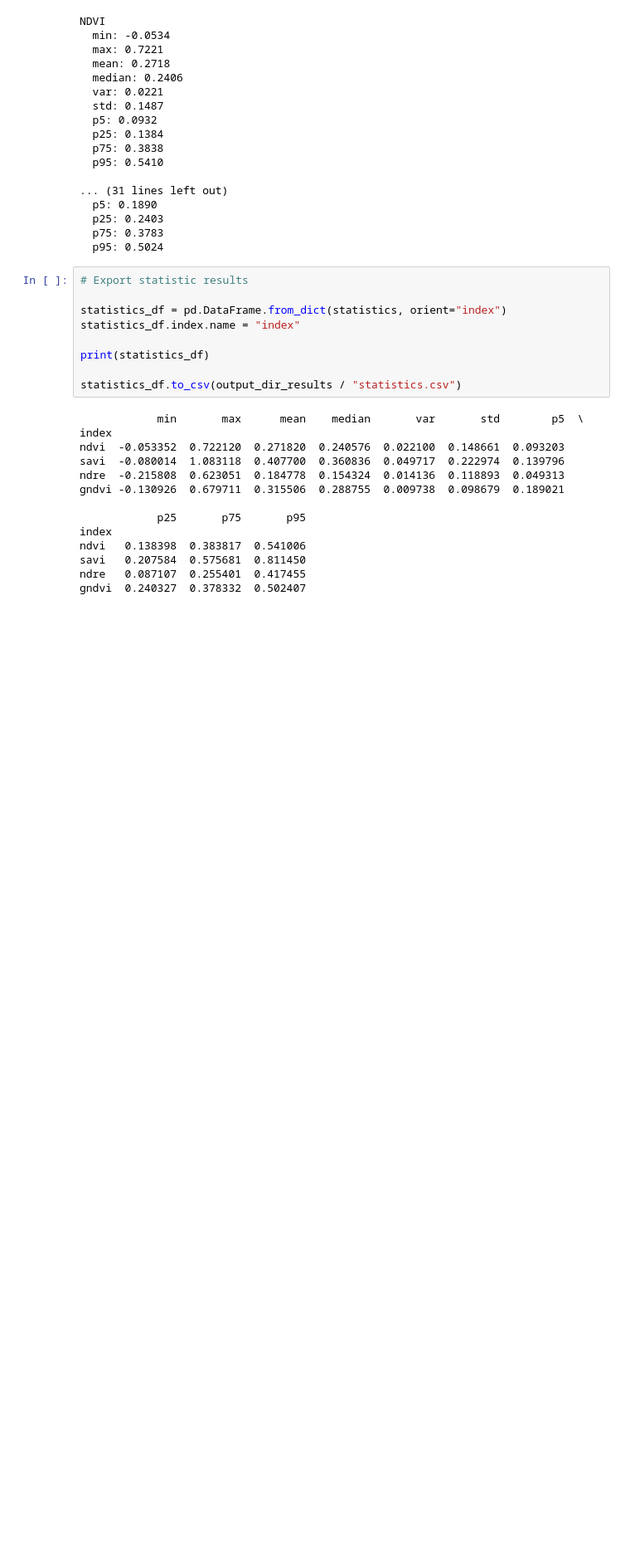
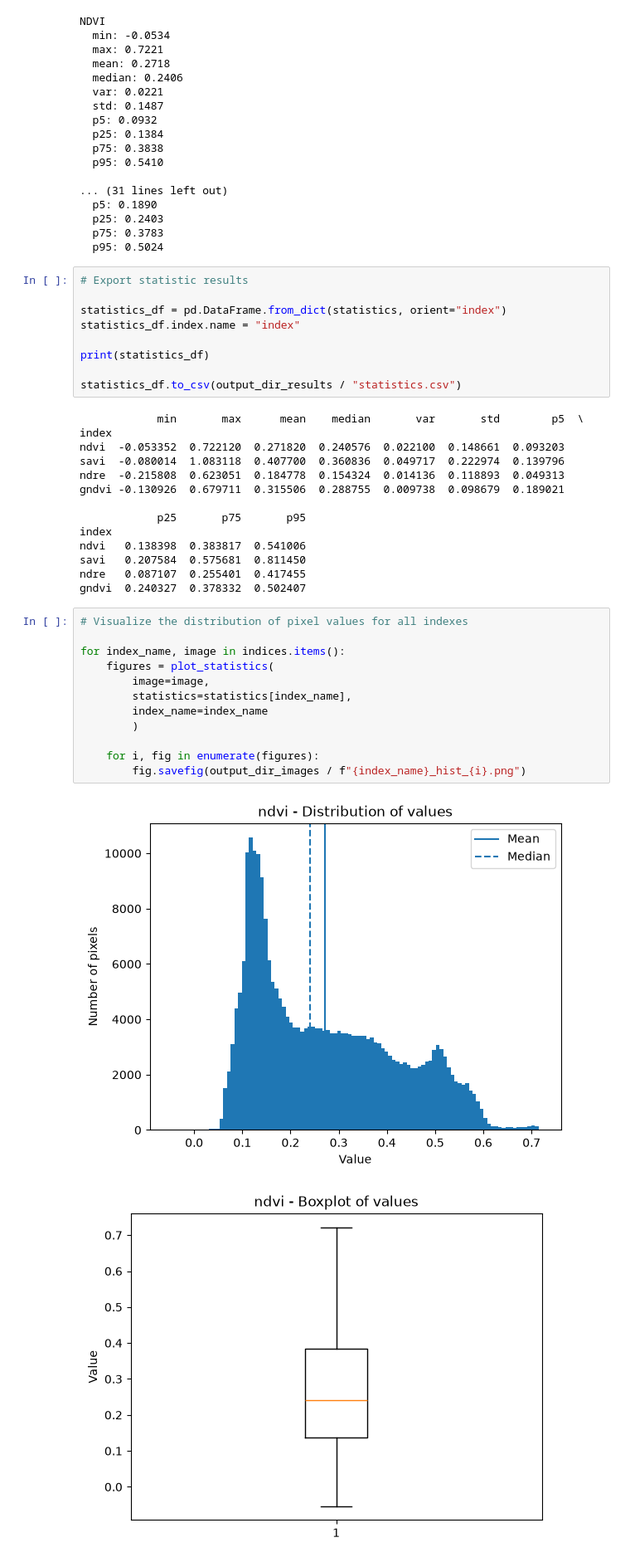
Before and after one commit to Aurelien-Peter/OpenCropPhenotyping, a Jupyter notebook: notebooks/02_compute_indices.ipynb, the cells around one changed output. Shown at 83% size. Cells and saved outputs as stored; diff of their text form; blank space fills up the shorter version.

Commit message:
Plot and export histogram and boxplot of indexes

```diff
--- a/notebooks/02_compute_indices.ipynb
+++ b/notebooks/02_compute_indices.ipynb
@@ -173,3 +174,18 @@ ndvi   0.138398  0.383817  0.541006
 savi   0.207584  0.575681  0.811450
 ndre   0.087107  0.255401  0.417455
 gndvi  0.240327  0.378332  0.502407
+# %%
+# Visualize the distribution of pixel values for all indexes
+
+for index_name, image in indices.items():
+    figures = plot_statistics(
+        image=image,
+        statistics=statistics[index_name],
+        index_name=index_name
+        )
+
+    for i, fig in enumerate(figures):
+        fig.savefig(output_dir_images / f"{index_name}_hist_{i}.png")
+# %% [output]
+[figure, added]
+[figure, added]
```
Also changed, not shown: parts of 2 cells of this notebook, 8 other files.
